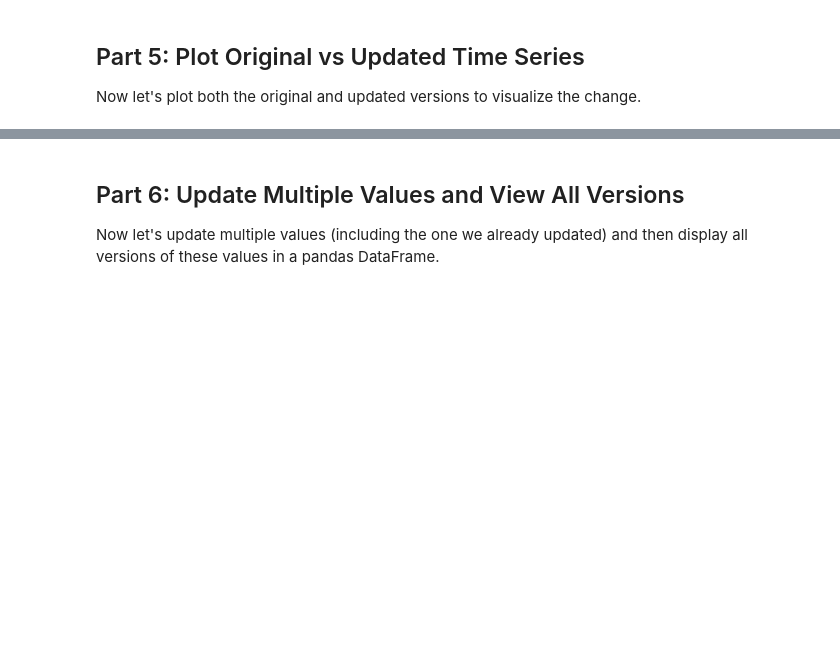
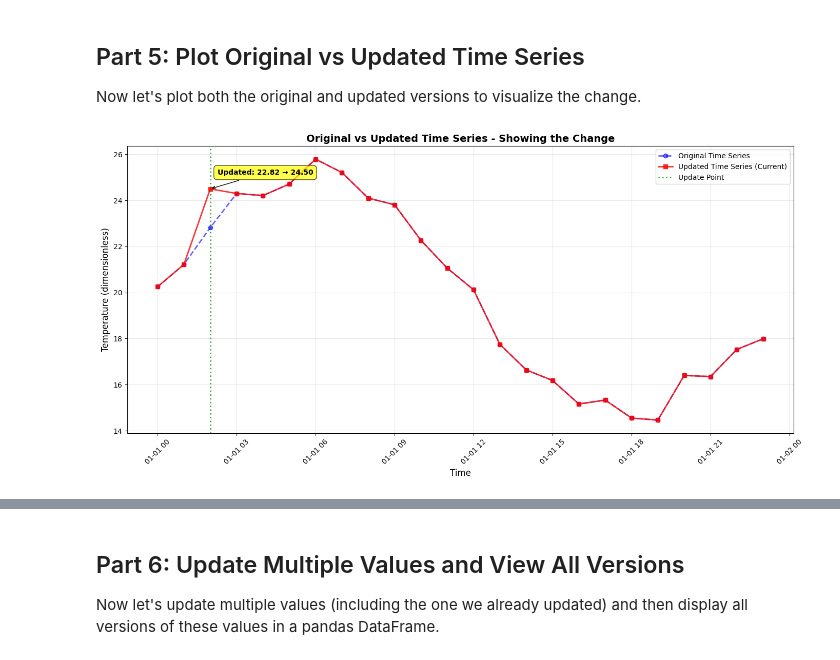
Before and after one commit to rebase-energy/timedb, a Jupyter notebook: examples/nb_04_timeseries_changes.ipynb, the cells around one changed output, grey strips where cells are left out. Cells and saved outputs as stored; diff of their text form; code cells hidden in the pictures; blank space fills up the shorter version.

```diff
--- a/examples/nb_04_timeseries_changes.ipynb
+++ b/examples/nb_04_timeseries_changes.ipynb
@@ -105,20 +149,20 @@ Now we'll make an update to change a value, add a tag, and add an annotation. We
 update_time = base_time + timedelta(hours=2)
 
 # Get the original value for reference
-original_value = df_read.loc[update_time, 'temperature']
-print(f"Original value at {update_time}: {original_value}°C")
+original_value = float(df_read.loc[update_time, 'temperature'])
+print(f"Original value at {update_time}: {original_value:.2f}")
 
 # Get the value_id for the time point we want to update (from the first read)
 value_id = df_read.loc[update_time, 'value_id']
 print(f"Value ID for update: {value_id}")
 
 # Create an update that:
-# 1. Changes the value to a corrected temperature (e.g., 24.5°C instead of the original)
+# 1. Changes the value to a corrected temperature (e.g., 24.5 instead of the original)
 # 2. Adds an annotation explaining the correction
 # 3. Adds tags to mark this as reviewed and corrected
 corrected_value = 24.5
 
-print(f"\nUpdating to: {corrected_value}°C")
+print(f"\nUpdating to: {corrected_value:.2f}")
 print(f"Adding annotation: 'Manual correction: sensor reading was anomalous'")
 print(f"Adding tags: ['reviewed', 'corrected']")
 
@@ -132,7 +176,7 @@ record_update = {
 }
 
 # Execute the update using the SDK (handles connection internally)
-result = td.update_records(updates=[record_update])
+result = td.series("temperature").update_records(updates=[record_update])
 
 print(f"\n✓ Update completed!")
 print(f"  Updated records: {len(result['updated'])}")
@@ -172,8 +257,7 @@ df_all_versions.head(15)
 Now let's plot both the original and updated versions to visualize the change.
 # %%
 # Read current version (default behavior - only is_current=true)
-df_current = td.read(
-    series_ids=[series_id],
+df_current = td.series("temperature").read(
     start_valid=base_time,
     end_valid=base_time + timedelta(hours=24),
     all_versions=False  # Only current versions
@@ -182,50 +266,106 @@ df_current = td.read(
 # Create a DataFrame with original values for comparison (from our initial read)
 df_original_plot = df_read.copy()
 
+# Convert to numeric arrays for plotting (dimensionless, plain floats)
+orig_y = df_original_plot['temperature'].astype(float)
+current_y = df_current['temperature'].astype(float)
+
 # Plot both versions
 plt.figure(figsize=(14, 7))
 
 # Plot original time series
-plt.plot(df_original_plot.index, df_original_plot['temperature'],
+plt.plot(df_original_plot.index, orig_y,
          marker='o', linewidth=2, markersize=6,
          label='Original Time Series', color='blue', alpha=0.6, linestyle='--')
 
 # Plot current (updated) time series
-plt.plot(df_current.index, df_current['temperature'],
+plt.plot(df_current.index, current_y,
          marker='s', linewidth=2, markersize=6,
          label='Updated Time Series (Current)', color='red', alpha=0.8)
 
 # Highlight the updated point
 if update_time in df_current.index:
-    updated_value = df_current.loc[update_time, 'temperature']
-    original_value_at_update = df_original_plot.loc[update_time, 'temperature']
+    updated_value = float(current_y.loc[update_time])
+    original_value_at_update = float(orig_y.loc[update_time])
 
     # Draw a vertical line at the update point
     plt.axvline(x=update_time, color='green', linestyle=':', linewidth=2, alpha=0.7, label='Update Point')
 
     # Annotate the change
     plt.annotate(
-        f'Updated: {original_value_at_update:.2f}°C → {updated_value:.2f}°C',
+        f'Updated: {original_value_at_update:.2f} → {updated_value:.2f}',
         xy=(update_time, updated_value),
         xytext=(10, 20),
         textcoords='offset points',
         bbox=dict(boxstyle='round,pad=0.5', facecolor='yellow', alpha=0.7),
         arrowprops=dict(arrowstyle='->', connectionstyle='arc3,rad=0'),
         fontsize=10,
         fontweight='bold'
     )
 
 plt.xlabel('Time', fontsize=12)
-plt.ylabel('Temperature [°C]', fontsize=12)
+plt.ylabel('Temperature (dimensionless)', fontsize=12)
 plt.title('Original vs Updated Time Series - Showing the Change', fontsize=14, fontweight='bold')
 plt.legend(loc='best', fontsize=10)
 plt.grid(True, alpha=0.3)
 plt.xticks(rotation=45)
 plt.tight_layout()
 plt.show()
 
 print("✓ Comparison plot created successfully!")
 print(f"\nKey observation:")
 print(f"  - The original time series (blue dashed line) shows the initial values")
 print(f"  - The updated time series (red solid line) shows the corrected value at hour 2")
 print(f"  - The green dotted line marks the point where the update was made")
+
+# Detailed view of the updated time point
+# Read with all_versions and return_value_id to see both versions
+# Include tags_and_annotations to see tags and annotations
+df_update_point = td.series("temperature").read(
+    start_valid=update_time,
+    end_valid=update_time + timedelta(hours=1),
+    all_versions=True,
+    return_value_id=True,
+    tags_and_annotations=True
+)
+
+print("Detailed view of the updated time point:")
+print("=" * 80)
+
+# Get current and original values
+df_current_at_update = td.series("temperature").read(
+    start_valid=update_time,
+    end_valid=update_time + timedelta(hours=1),
+    all_versions=False,
+    return_value_id=True
+)
+
+if update_time in df_current_at_update.index:
+    # Convert to numeric magnitude for printing (dimensionless)
+    try:
+        current_val = float(df_current_at_update.loc[update_time, 'temperature'])
+    except Exception:
+        current_val = df_current_at_update.loc[update_time, 'temperature']
+
+    print(f"\nCurrent Version:")
+    print(f"  Valid Time: {update_time}")
+    print(f"  Value: {current_val:.2f}")
+    print(f"  Value ID: {df_current_at_update.loc[update_time, 'value_id']}")
+
+    # Get original value from our initial read
+    if update_time in df_original_plot.index:
+        original_value_at_update = float(df_original_plot.loc[update_time, 'temperature'])
+        print(f"\nOriginal Version (from initial data):")
+        print(f"  Valid Time: {update_time}")
+        print(f"  Value: {original_value_at_update:.2f}")
+        print(f"  Note: Original version is marked is_current=false in database")
+
+print("\n" + "=" * 80)
+print(f"\nSummary:")
+print(f"  - TimeDB maintains both versions in the database")
+print(f"  - The original version is marked is_current=false")
+print(f"  - The updated version is marked is_current=true")
+print(f"  - Both versions are preserved for audit trail and historical analysis")
+print(f"  - Using value_id makes updates simple - no need for run_id, tenant_id, etc.")
+# %% [output]
+[figure, added]
```
Also changed, not shown: parts of 12 cells of this notebook, 15 other files.
